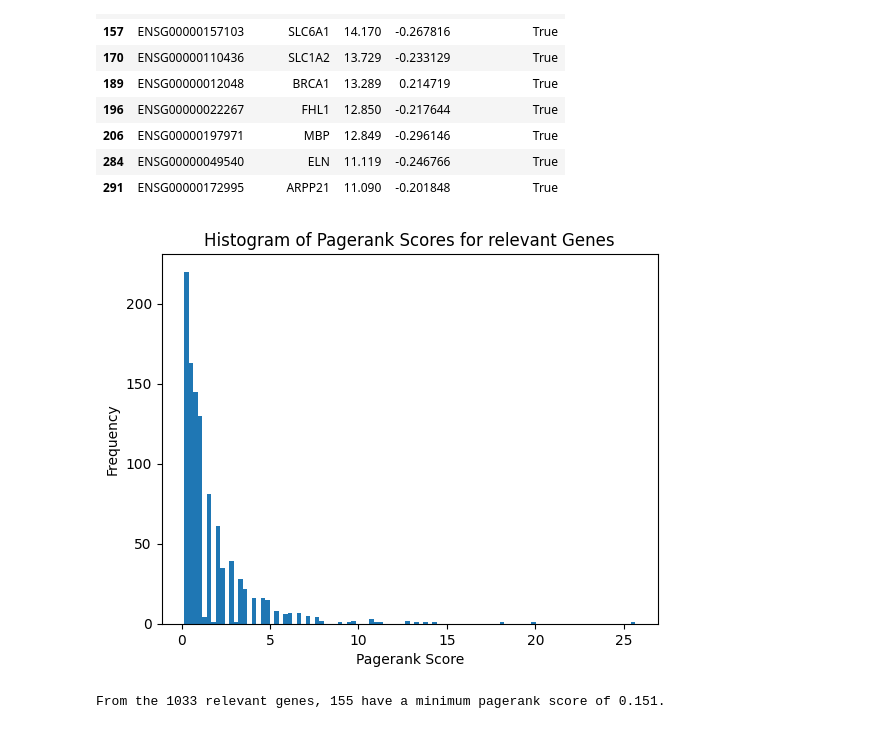
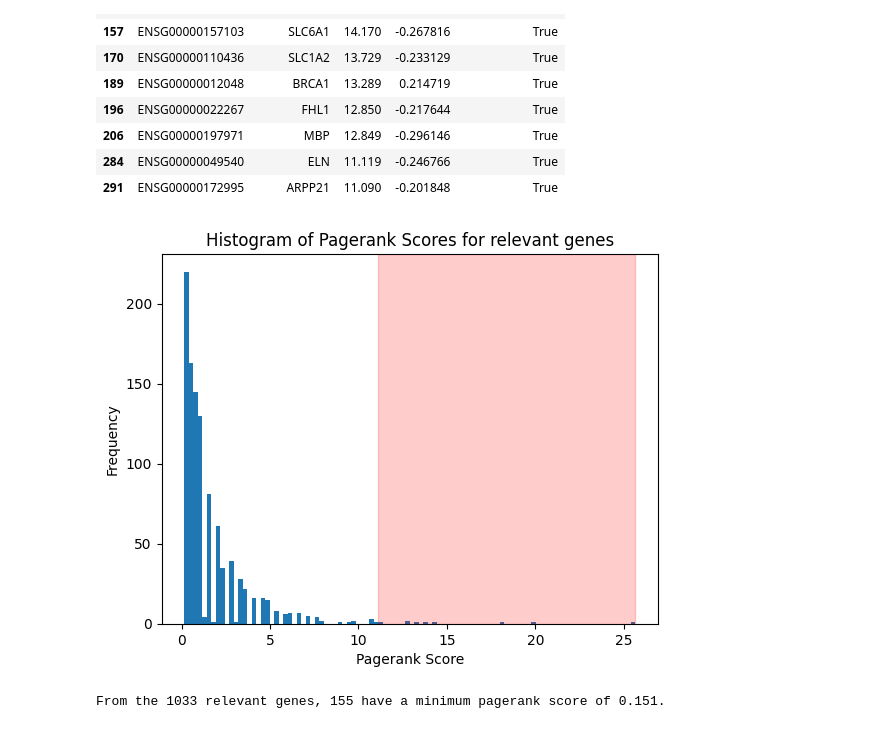
Before and after one commit to SiBergmann/gene_activity_in_lung_cancer, a Jupyter notebook: code/neo4j_graph_algos.ipynb, the cells around one changed output. Cells and saved outputs as stored; diff of their text form; code cells hidden in the pictures.

```diff
--- a/code/neo4j_graph_algos.ipynb
+++ b/code/neo4j_graph_algos.ipynb
@@ -184,13 +184,18 @@ generate html
 # %%
 plt.hist(df_pagerank_relevant["score"], bins=100)
 plt.xlabel("Pagerank Score")
 plt.ylabel("Frequency")
-plt.title("Histogram of Pagerank Scores for relevant Genes")
+plt.title("Histogram of Pagerank Scores for relevant genes")
 
-plt.savefig('../tex/figures/03_03_hist_pagerank_relevant.png')
+# highlight the top 10 genes
+min = df_pagerank_relevant["score"].head(10).min()
+max = df_pagerank_relevant["score"].head(10).max()
+plt.axvspan(min, max, color='r', alpha=0.2)
+
+plt.savefig('../tex/figures/04_hist_pagerank_relevant.png')
 plt.show()
 # %% [output]
-[figure, old version]
+[figure, new version]
 # %%
 # lowest Pagerank score - gene with a single protein
 lowest = df_pagerank_relevant[df_pagerank_relevant["score"] == 0.151]
```
Also changed, not shown: parts of 9 cells of this notebook, 6 other files.
